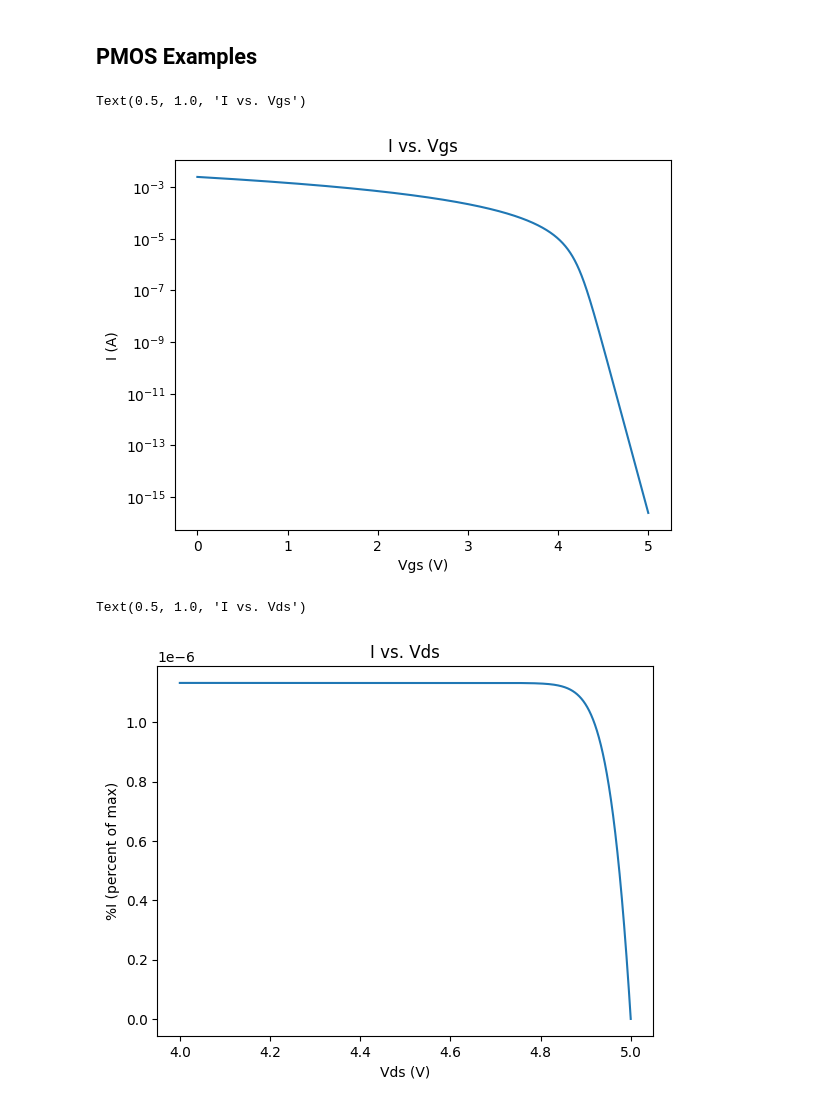
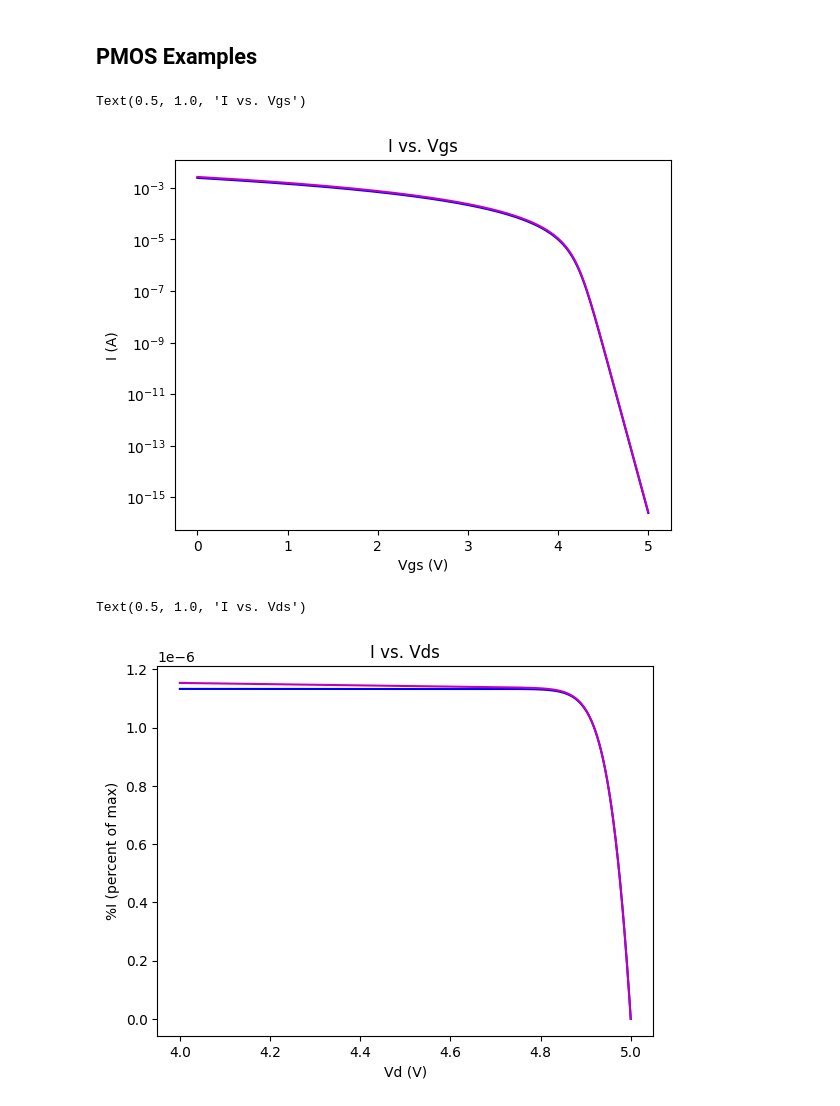
Before and after one commit to teykamp/mosfet, a Jupyter notebook: python/mosfet_model_graphs_examples.ipynb, the cells around one changed output. Drawn from its saved outputs; the diff is of its cells as text; code cells hidden in the pictures.

Commit message:
add early effect option

```diff
--- a/python/mosfet_model_graphs_examples.ipynb
+++ b/python/mosfet_model_graphs_examples.ipynb
@@ -12,6 +12,7 @@ units.default_format = "~P.2f"
 Model properties (except UT) from [Ian Eykamp's Lab 4 submission](https://www.overleaf.com/project/6244edcbf9a2ee0d05e5d071).
 # %%
 UT = 25.6 * units.mV
+VA = 55 * units.V
 
 def ekv_model_nmos(Vg, Vd, Vs, Vb = 0 * units.V):
     Vgb = Vg - Vb
@@ -38,6 +39,16 @@ def ekv_model_pmos(Vg, Vd, Vs, Vb = 5 * units.V):
     IR = Is * (np.log(1 + np.exp((Kappa * (Vbg - VT0) - Vbd) / (2 * UT)))) ** 2
     I = IF - IR
     return I
+
+def early_effect_nmos(Vg, Vd, Vs, Vb = 0 * units.V):
+    Isat = ekv_model_nmos(Vg, Vd, Vs, Vb)
+    Vds = Vd - Vs
+    return Isat * (1 + Vds / VA)
+
+def early_effect_pmos(Vg, Vd, Vs, Vb = 0 * units.V):
+    Isat = ekv_model_pmos(Vg, Vd, Vs, Vb)
+    Vsd = Vs - Vd
+    return Isat * (1 + Vsd / VA)
 # %% [markdown]
 ## NMOS Examples
 # %%
@@ -80,29 +96,34 @@ Vg = np.linspace(0 * units.V, 5 * units.V, int(10e3))
 Vs = 5 * units.V
 Vd = 0 * units.V
 
-I = ekv_model_pmos(Vg, Vd, Vs, Vb)
+I_sat = ekv_model_pmos(Vg, Vd, Vs, Vb)
+I = early_effect_pmos(Vg, Vd, Vs, Vb)
 
-plt.semilogy(Vg, I)
+plt.semilogy(Vg, I_sat, 'b-')
+plt.semilogy(Vg, I, 'm-')
 plt.xlabel("Vgs (V)")
 plt.ylabel("I (A)")
 plt.title("I vs. Vgs")
 # %% [output]
 Text(0.5, 1.0, 'I vs. Vgs')
-[figure, old version]
+[figure, new version]
 # %%
 Vb = 5 * units.V
 Vg = 4.2 * units.V
 Vs = 5 * units.V
 Vd = np.linspace(4 * units.V, 5 * units.V, int(10e3))
 
-I = ekv_model_pmos(Vg, Vd, Vs, Vb)
-max_I = max(I)
-percent_I = I / max_I * 100
+I_sat = ekv_model_pmos(Vg, Vd, Vs, Vb)
+percent_I_sat = I_sat / max(I_sat) * 100
 
-plt.plot(Vd, I)
-plt.xlabel("Vds (V)")
+I = early_effect_pmos(Vg, Vd, Vs, Vb)
+percent_I = I / max(I_sat) * 100
+
+plt.plot(Vd, I_sat, 'b-')
+plt.plot(Vd, I, 'm-')
+plt.xlabel("Vd (V)")
 plt.ylabel("%I (percent of max)")
 plt.title("I vs. Vds")
 # %% [output]
 Text(0.5, 1.0, 'I vs. Vds')
-[figure, old version]
+[figure, new version]
```
Also changed, not shown: parts of 2 cells of this notebook, 7 other files.
